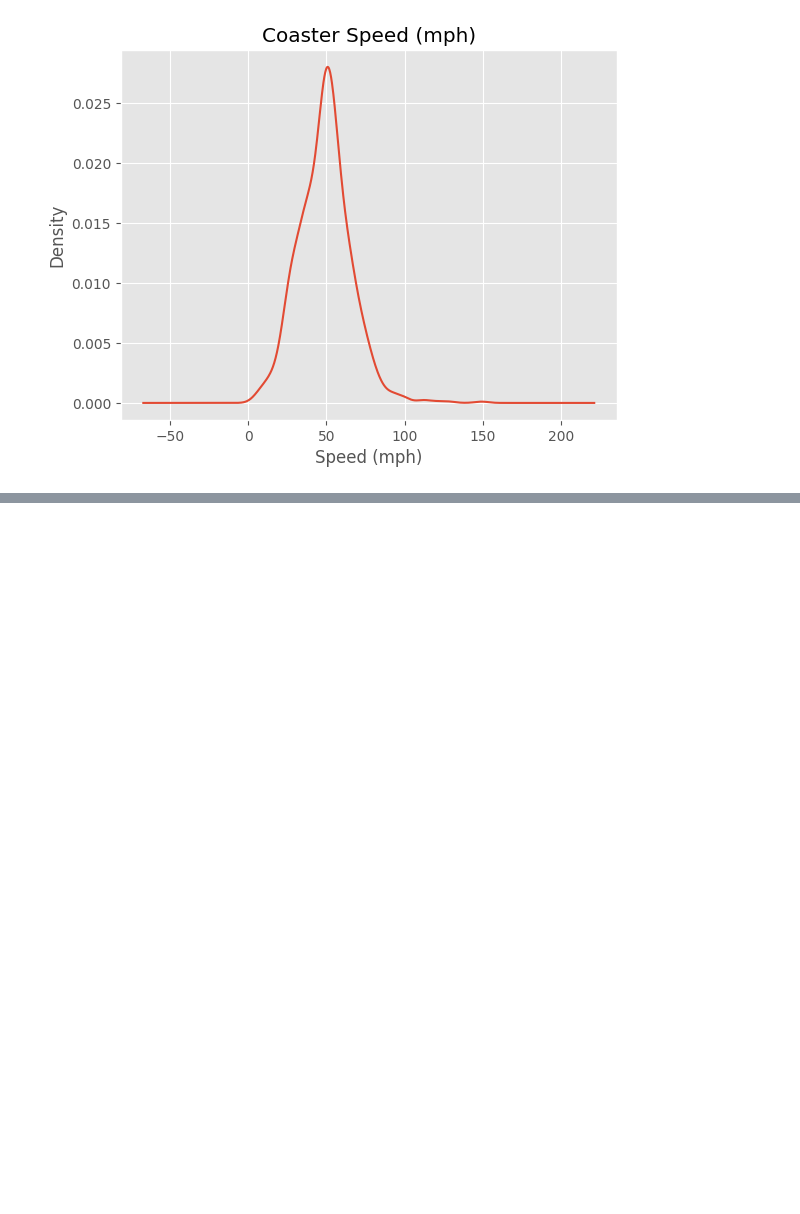
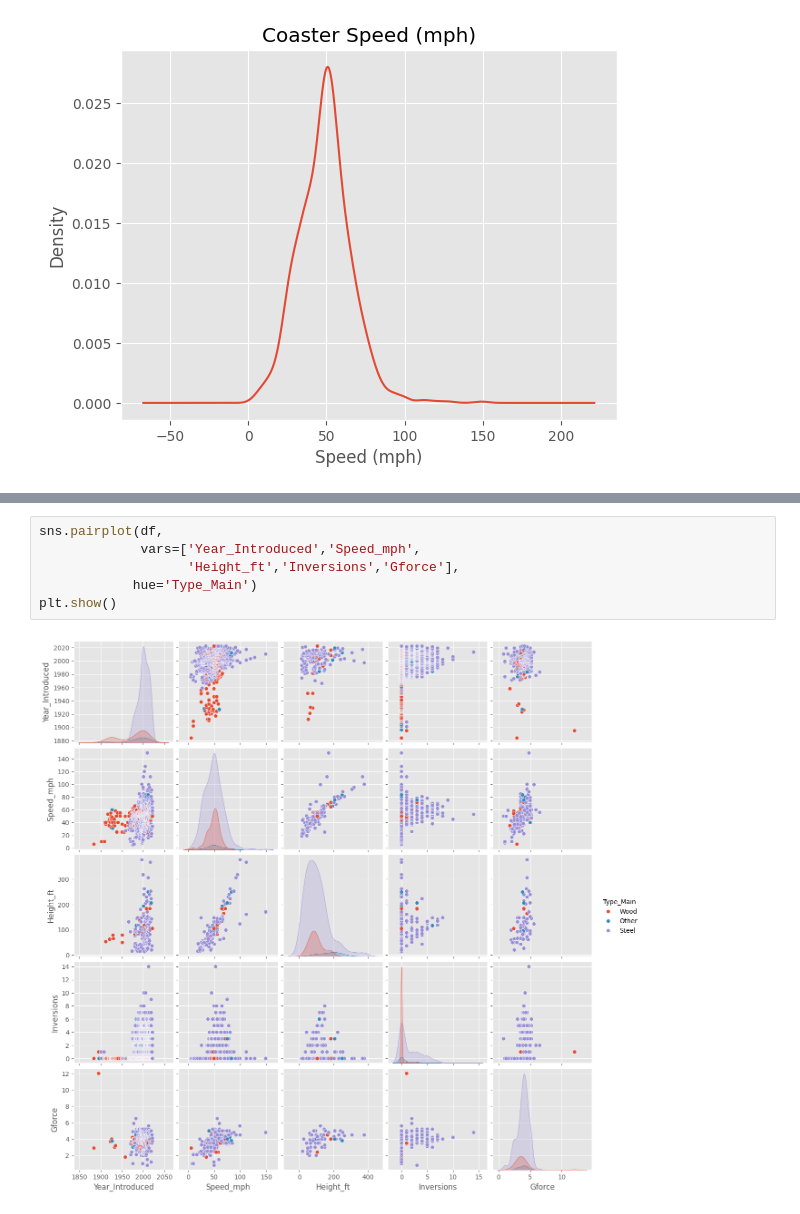
Before and after one commit to MiolaTomas/EDA-Project, a Jupyter notebook: EDA.ipynb, the cells around one changed output, grey strips where cells are left out. Cells and saved outputs as stored; diff of their text form; blank space fills up the shorter version.

```diff
--- a/EDA.ipynb
+++ b/EDA.ipynb
@@ -149,0 +169,8 @@ Text(0.5, 0, 'Speed (mph)')
+# %%
+sns.pairplot(df,
+             vars=['Year_Introduced','Speed_mph',
+                   'Height_ft','Inversions','Gforce'],
+            hue='Type_Main')
+plt.show()
+# %% [output]
+[figure, added]
```
Also changed, not shown: parts of 5 cells of this notebook.
